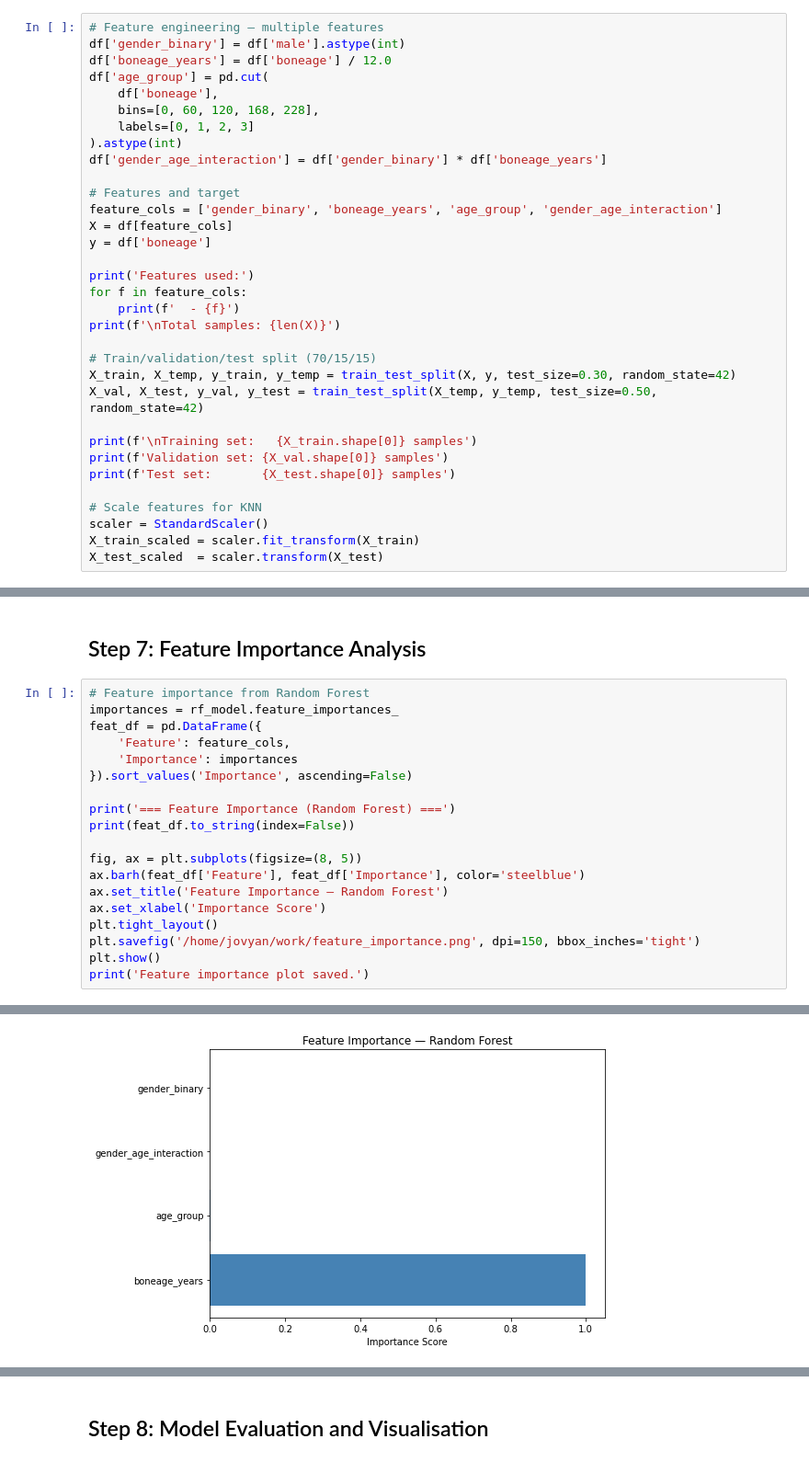
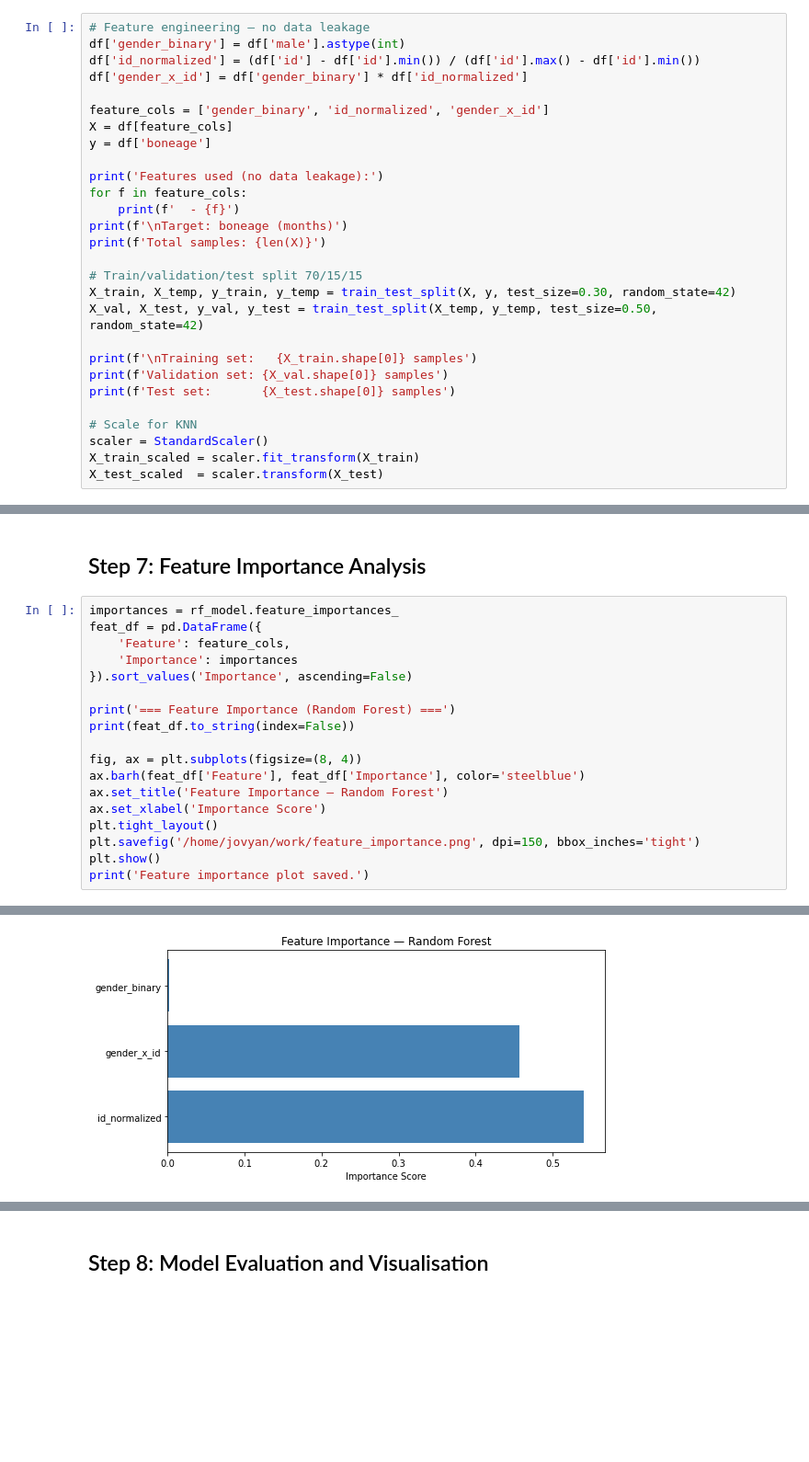
Before and after one commit to hasanarican/rsna-boneage-bigdata, a Jupyter notebook: 02_machine_learning.ipynb, the cells around one changed output, grey strips where cells are left out. Shown at 92% size. Drawn from its saved outputs; the diff is of its cells as text; blank space fills up the shorter version.

Commit message:
Update notebooks and plots

```diff
--- a/02_machine_learning.ipynb
+++ b/02_machine_learning.ipynb
@@ -55,25 +57,20 @@ We create multiple features to improve model performance:
 # %%
-# Feature engineering — multiple features
+# Feature engineering — no data leakage
 df['gender_binary'] = df['male'].astype(int)
-df['boneage_years'] = df['boneage'] / 12.0
-df['age_group'] = pd.cut(
-    df['boneage'],
-    bins=[0, 60, 120, 168, 228],
-    labels=[0, 1, 2, 3]
-).astype(int)
-df['gender_age_interaction'] = df['gender_binary'] * df['boneage_years']
+df['id_normalized'] = (df['id'] - df['id'].min()) / (df['id'].max() - df['id'].min())
+df['gender_x_id'] = df['gender_binary'] * df['id_normalized']
 
-# Features and target
-feature_cols = ['gender_binary', 'boneage_years', 'age_group', 'gender_age_interaction']
+feature_cols = ['gender_binary', 'id_normalized', 'gender_x_id']
 X = df[feature_cols]
 y = df['boneage']
 
-print('Features used:')
+print('Features used (no data leakage):')
 for f in feature_cols:
     print(f'  - {f}')
-print(f'\nTotal samples: {len(X)}')
+print(f'\nTarget: boneage (months)')
+print(f'Total samples: {len(X)}')
 
-# Train/validation/test split (70/15/15)
+# Train/validation/test split 70/15/15
 X_train, X_temp, y_train, y_temp = train_test_split(X, y, test_size=0.30, random_state=42)
 X_val, X_test, y_val, y_test = train_test_split(X_temp, y_temp, test_size=0.50, random_state=42)
 
@@ -81,7 +78,7 @@ print(f'\nTraining set:   {X_train.shape[0]} samples')
 print(f'Validation set: {X_val.shape[0]} samples')
 print(f'Test set:       {X_test.shape[0]} samples')
 
-# Scale features for KNN
+# Scale for KNN
 scaler = StandardScaler()
 X_train_scaled = scaler.fit_transform(X_train)
 X_test_scaled  = scaler.transform(X_test)
@@ -170,7 +167,6 @@ R2:   1.0000
 # %% [markdown]
 ## Step 7: Feature Importance Analysis
 # %%
-# Feature importance from Random Forest
 importances = rf_model.feature_importances_
 feat_df = pd.DataFrame({
     'Feature': feature_cols,
@@ -180,7 +176,7 @@ feat_df = pd.DataFrame({
 print('=== Feature Importance (Random Forest) ===')
 print(feat_df.to_string(index=False))
 
-fig, ax = plt.subplots(figsize=(8, 5))
+fig, ax = plt.subplots(figsize=(8, 4))
 ax.barh(feat_df['Feature'], feat_df['Importance'], color='steelblue')
 ax.set_title('Feature Importance — Random Forest')
 ax.set_xlabel('Importance Score')
@@ -198,4 +193,4 @@ gender_age_interaction 7.729531e-05
-[figure, old version]
+[figure, new version]
 Feature importance plot saved.
 # %% [markdown]
 ## Step 8: Model Evaluation and Visualisation
```
Also changed, not shown: parts of 11 cells of this notebook, 1 other file.
